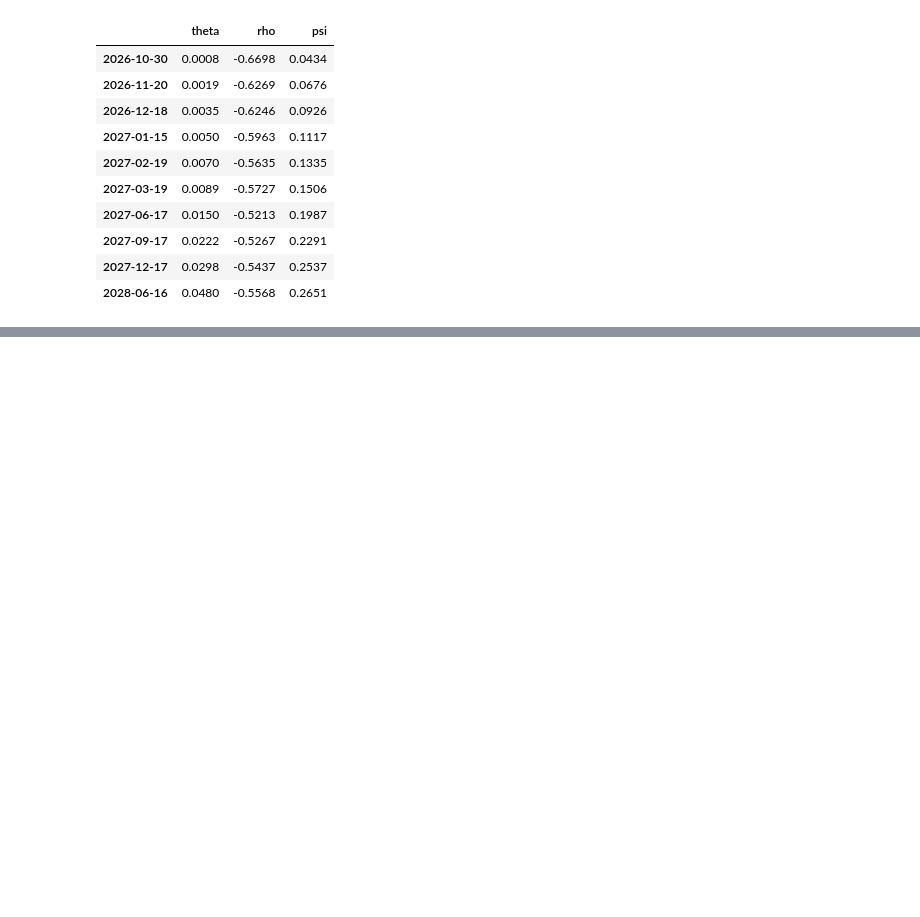
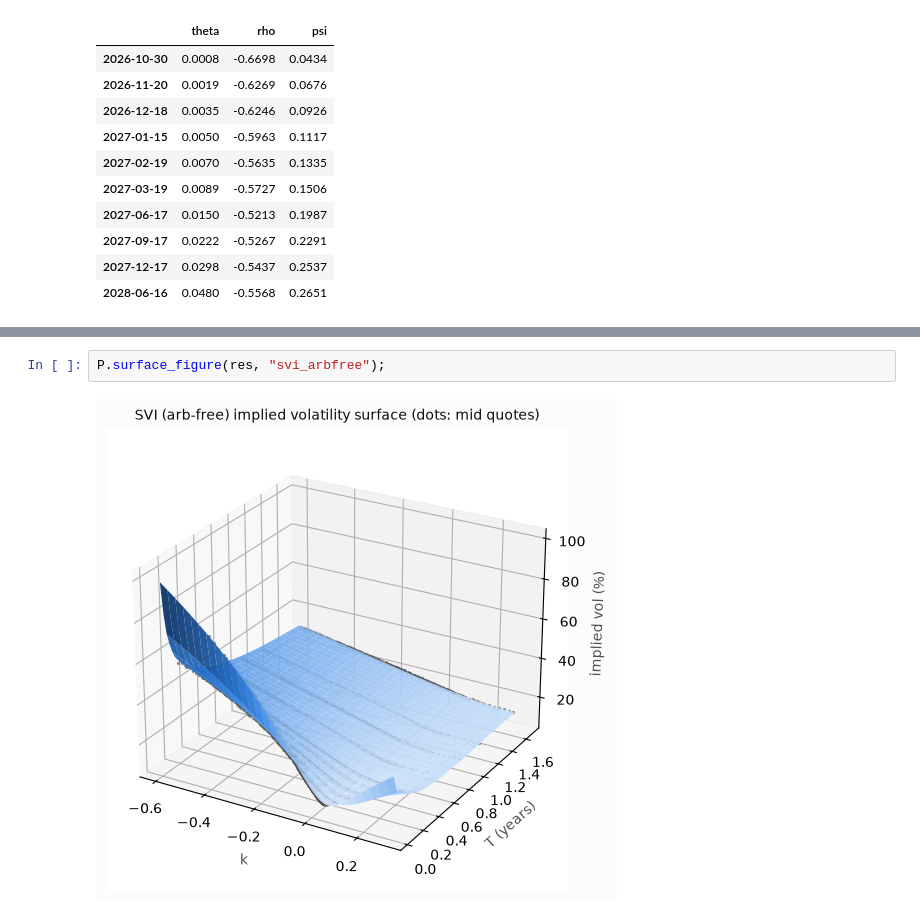
Before and after one commit to Tharun-Maheswararao/vol-surface-arbitrage, a Jupyter notebook: notebooks/analysis.ipynb, the cells around one changed output, grey strips where cells are left out. Cells and saved outputs as stored; diff of their text form; blank space fills up the shorter version.

```diff
--- a/notebooks/analysis.ipynb
+++ b/notebooks/analysis.ipynb
@@ -224,0 +237,4 @@ pd.DataFrame({"theta": essvi["thetas"], "rho": essvi["rhos"], "psi": essvi["psis
+# %%
+P.surface_figure(res, "svi_arbfree");
+# %% [output]
+[figure, added]
```
Also changed, not shown: parts of 9 cells of this notebook, 49 other files.
